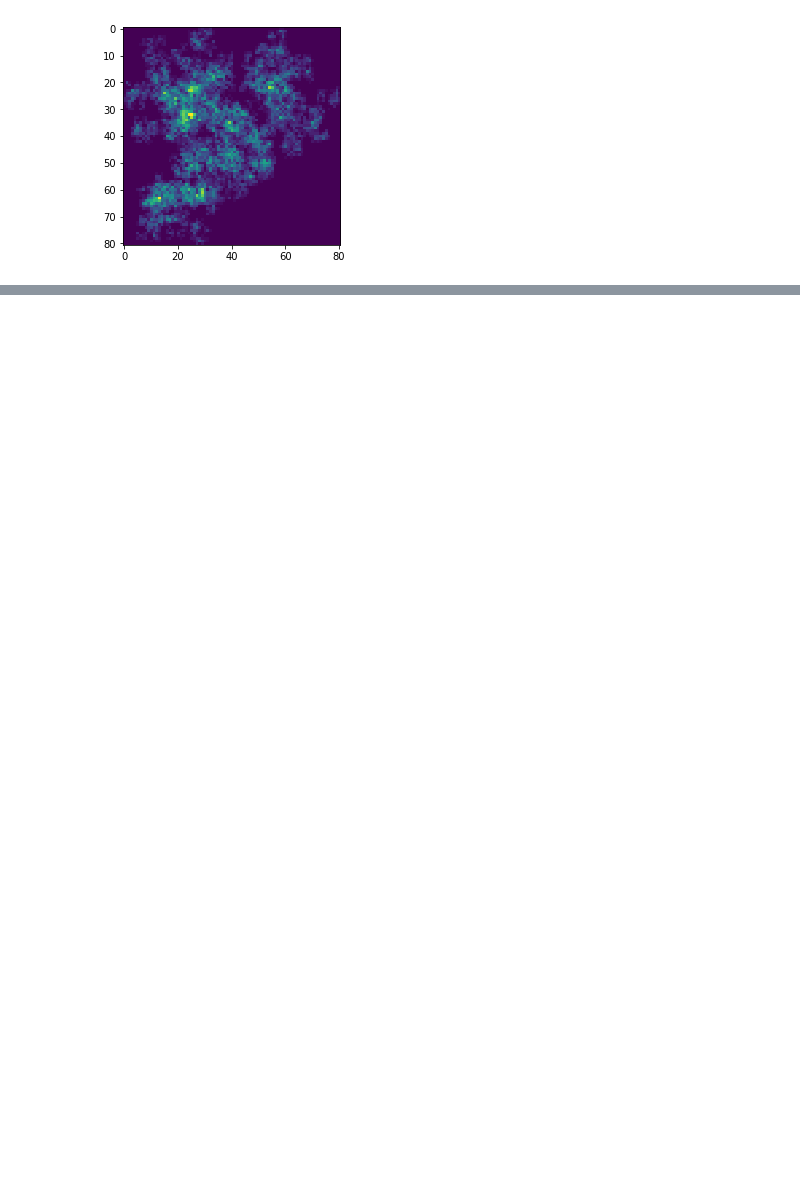
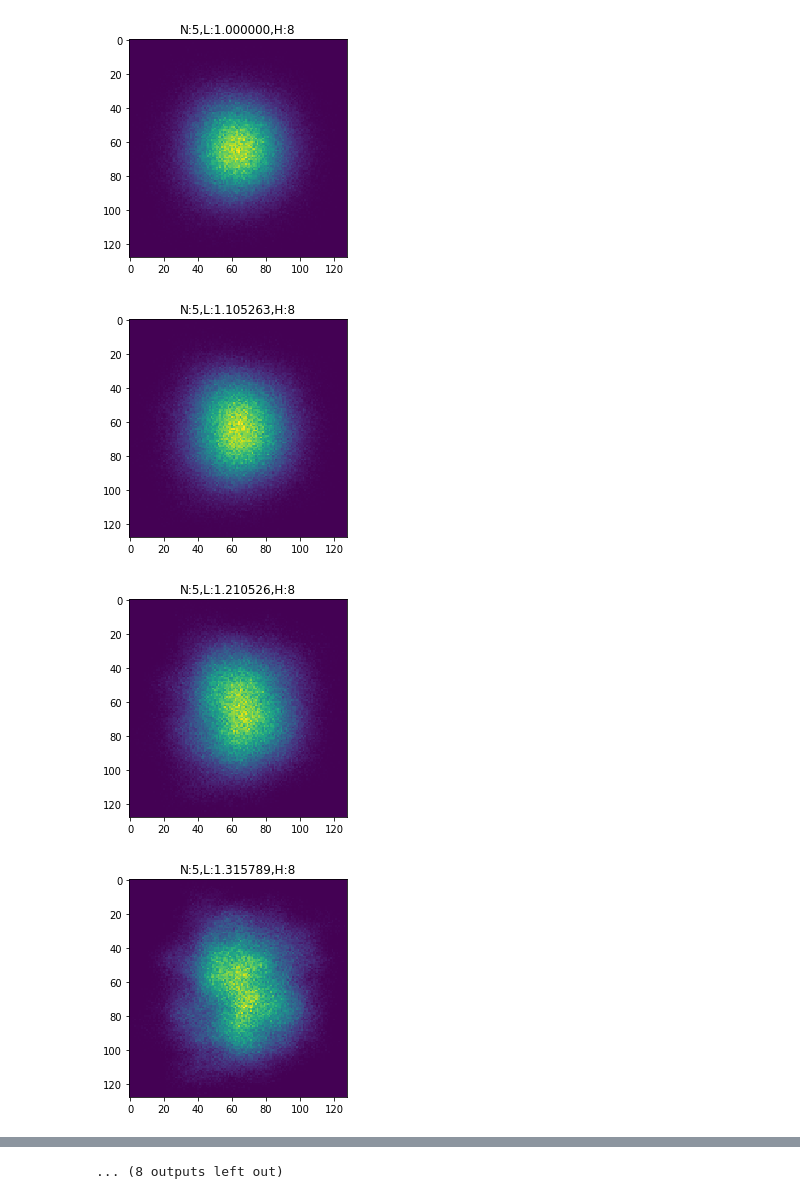
Before and after one commit to MBates92/Scripts, a Jupyter notebook: JupyterNotebooks/Elmegreen's fractal algorithm.ipynb, the cells around one changed output, grey strips where cells are left out. Cells and saved outputs as stored; diff of their text form; code cells hidden in the pictures; blank space fills up the shorter version.

Commit message:
Added seed option to method for Elmegreen's fractal algorithm

```diff
--- a/JupyterNotebooks/Elmegreen's fractal algorithm.ipynb
+++ b/JupyterNotebooks/Elmegreen's fractal algorithm.ipynb
@@ -6,8 +8,3 @@ import tqdm
-# %%
-L=3
-N=12
-H=4
-E=2
 # %%
 def coord_func(x,L,h,N):
     r = np.random.random(N)
@@ -19,11 +16,22 @@ def fractal_point_gen(L,H,N):
         x = [x_ii for x_i in x for x_ii in coord_func(x_i,L,h,N)]
     return x
 
-def fractal_field_gen(L,H,N,E):
+def fractal_field_gen(L,H,N,E,N_pix=None,seed=None):
+    if seed != None:
+        np.random.seed(int(seed))
+    if N_pix==None:
+        N_pix = L**H
     fractal_points = [fractal_point_gen(L,H,N) for e in range(E)]
-    fractal_field = np.histogramdd(fractal_points, bins=L**H)[0]
+    fractal_field = np.histogramdd(fractal_points, bins=int(N_pix))[0]
     return fractal_field
+# %%
+L_LIST=np.linspace(1,3,20)
+N=5
+H_LIST=[8]
+E=2
+N_pix=128
+seed = 1000
 # %%
-fields = [fractal_field_gen(L,H,N,E) for i in range(20000)]
+fields = [((H,L,N),fractal_field_gen(L,H,N,E,N_pix,seed)) for H in H_LIST for L in L_LIST]
 fields
 # %% [output]
@@ -47,6 +55,11 @@ fields
-# %%
-plt.figure()
-plt.imshow(fields[0])
-plt.show()
-# %% [output]
-[figure, removed]
+# %%
+for field in fields:
+    plt.figure()
+    plt.imshow(field[1])
+    plt.title('N:{},L:{:2f},H:{}'.format(field[0][2],field[0][1],field[0][0]))
+    plt.show()
+# %% [output]
+[figure, added]
+[figure, added]
+[figure, added]
+[figure, added]
@@ -52,0 +74 @@ plt.show()
+... (8 outputs left out)
```
Also changed, not shown: parts of 3 cells of this notebook.
